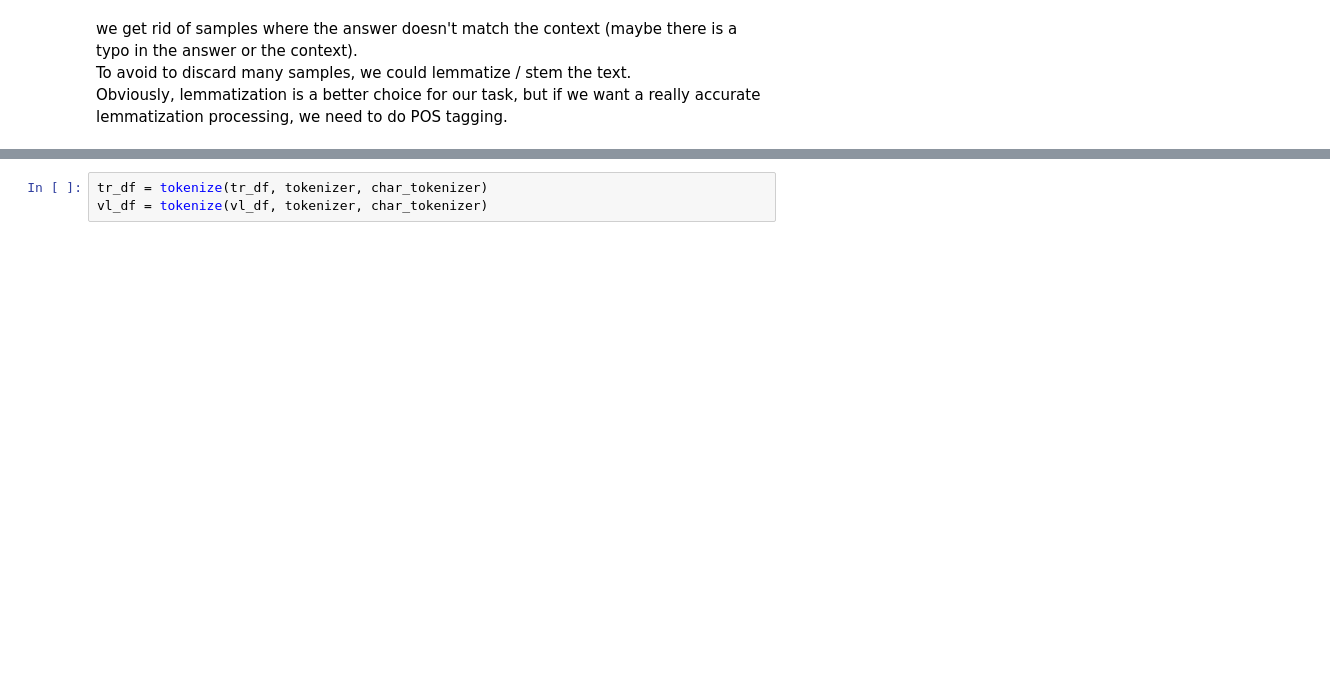
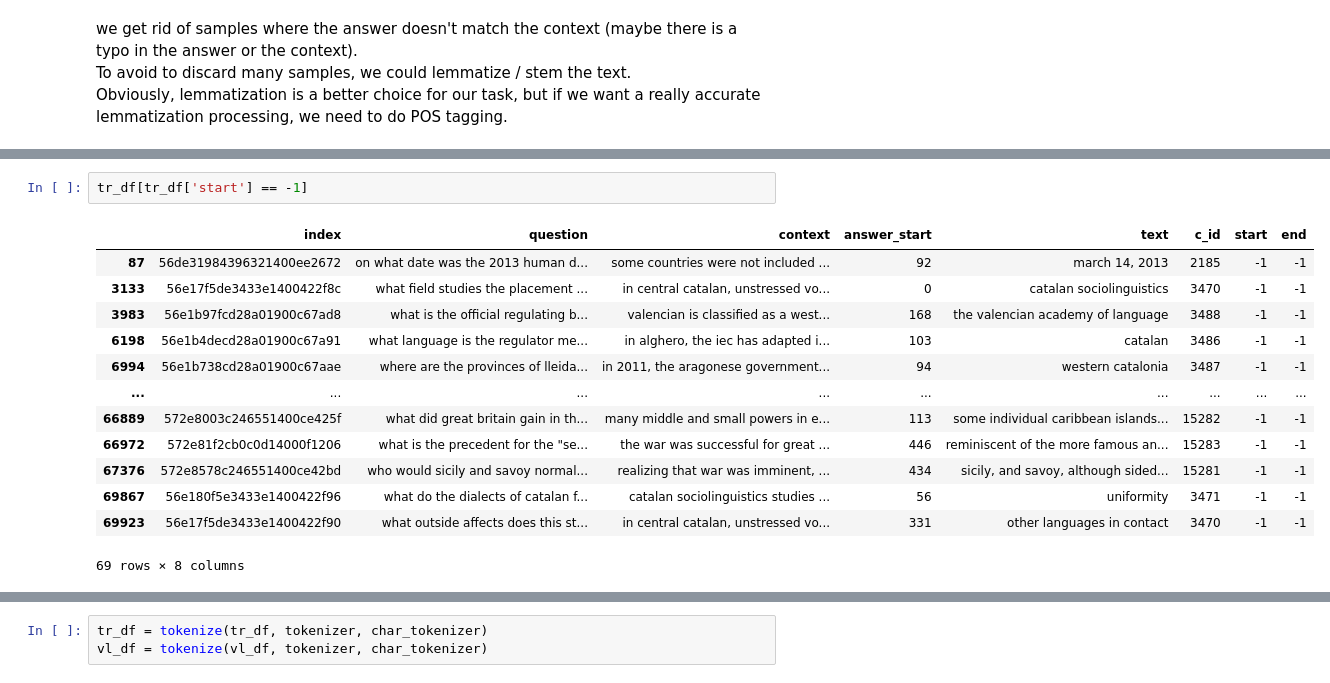
Before and after one commit to CorentinMAG/NLP, a Jupyter notebook: BIDAF/bidaf_preprocessing.ipynb, the cells around one changed output, grey strips where cells are left out. Drawn from its saved outputs; the diff is of its cells as text; blank space fills up the shorter version.

```diff
--- a/BIDAF/bidaf_preprocessing.ipynb
+++ b/BIDAF/bidaf_preprocessing.ipynb
@@ -271,0 +279,16 @@ tr_df[tr_df['start'] == -1].shape[0], vl_df[vl_df['start'] == -1].shape[0]
+# %%
+tr_df[tr_df['start'] == -1]
+# %% [output]
+|  | index | question | context | answer_start | text | c_id | start | end |
+| 87 | 56de31984396321400ee2672 | on what date was the 2013 human d... | some countries were not included ... | 92 | march 14, 2013 | 2185 | -1 | -1 |
+| 3133 | 56e17f5de3433e1400422f8c | what field studies the placement ... | in central catalan, unstressed vo... | 0 | catalan sociolinguistics | 3470 | -1 | -1 |
+| 3983 | 56e1b97fcd28a01900c67ad8 | what is the official regulating b... | valencian is classified as a west... | 168 | the valencian academy of language | 3488 | -1 | -1 |
+| 6198 | 56e1b4decd28a01900c67a91 | what language is the regulator me... | in alghero, the iec has adapted i... | 103 | catalan | 3486 | -1 | -1 |
+| 6994 | 56e1b738cd28a01900c67aae | where are the provinces of lleida... | in 2011, the aragonese government... | 94 | western catalonia | 3487 | -1 | -1 |
+| ... | ... | ... | ... | ... | ... | ... | ... | ... |
+| 66889 | 572e8003c246551400ce425f | what did great britain gain in th... | many middle and small powers in e... | 113 | some individual caribbean islands... | 15282 | -1 | -1 |
+| 66972 | 572e81f2cb0c0d14000f1206 | what is the precedent for the "se... | the war was successful for great ... | 446 | reminiscent of the more famous an... | 15283 | -1 | -1 |
+| 67376 | 572e8578c246551400ce42bd | who would sicily and savoy normal... | realizing that war was imminent, ... | 434 | sicily, and savoy, although sided... | 15281 | -1 | -1 |
+| 69867 | 56e180f5e3433e1400422f96 | what do the dialects of catalan f... | catalan sociolinguistics studies ... | 56 | uniformity | 3471 | -1 | -1 |
+| 69923 | 56e17f5de3433e1400422f90 | what outside affects does this st... | in central catalan, unstressed vo... | 331 | other languages in contact | 3470 | -1 | -1 |
+69 rows × 8 columns
```
Also changed, not shown: parts of 35 cells of this notebook.
